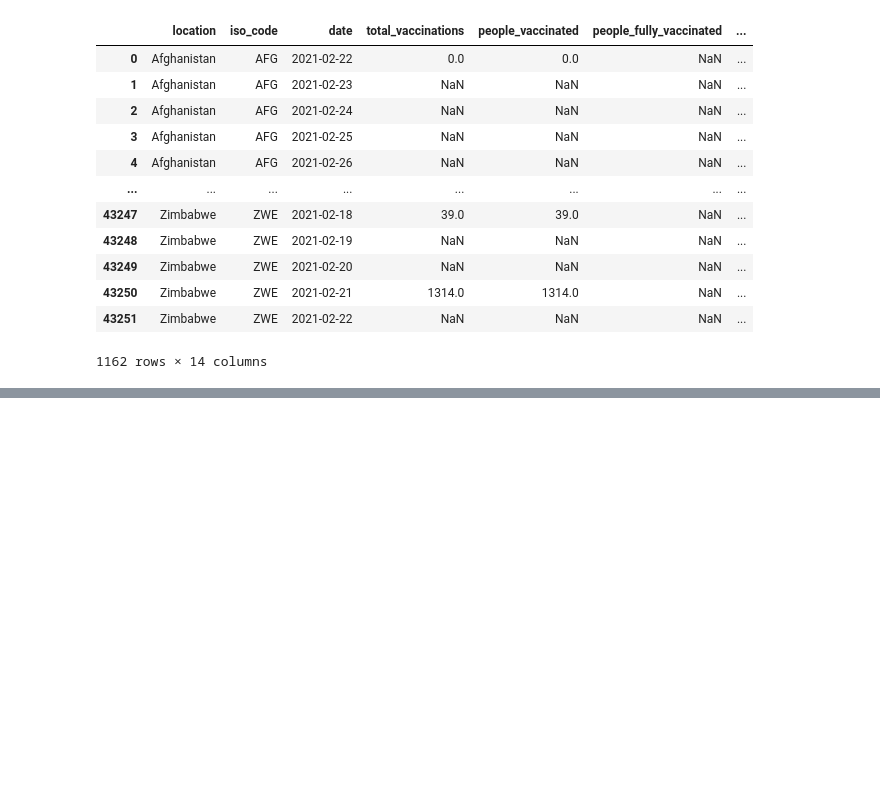
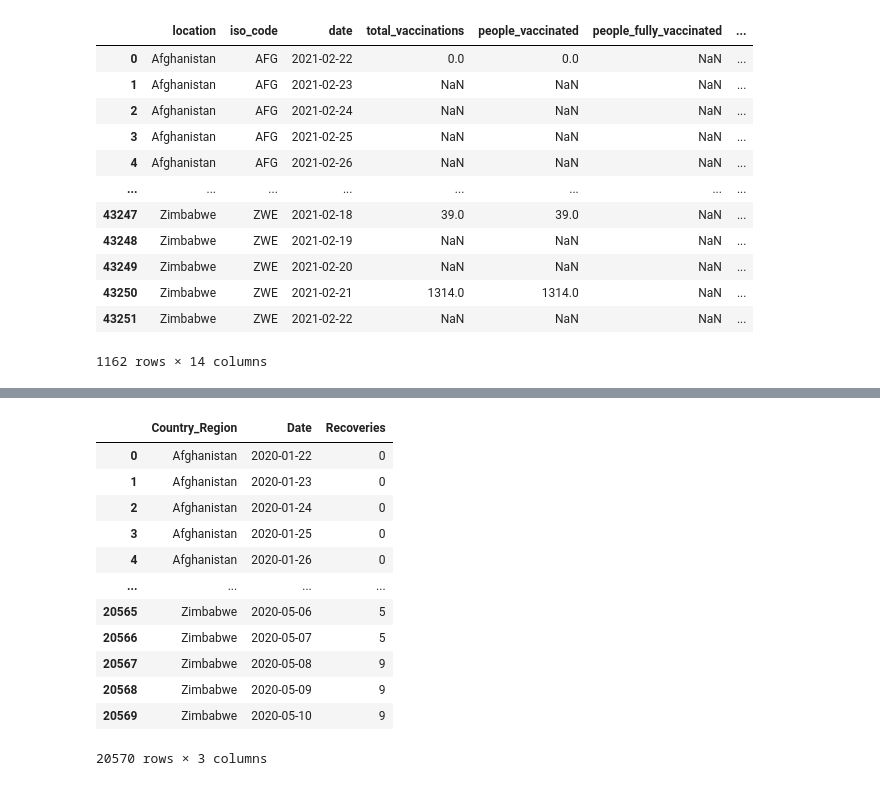
Before and after one commit to Alphaomegainfinity/COVID19_Vaccination, a Jupyter notebook: vaccinations.ipynb, the cells around one changed output, grey strips where cells are left out. Drawn from its saved outputs; the diff is of its cells as text; code cells hidden in the pictures; blank space fills up the shorter version.

Commit message:
adding table 4

```diff
--- a/vaccinations.ipynb
+++ b/vaccinations.ipynb
@@ -62,0 +70,6 @@ vaccination_daily_df.head()
+# %%
+# read region_date_metadata.csv
+
+path = "Resources/region_date_metadata.csv"
+region_date_df = pd.read_csv(path)
+region_date_df.head()
@@ -62,0 +83,4 @@ vaccination_daily_df.head()
+# %%
+#Set column for 4th table
+region_date_metadata = region_date_df[['Country_Region', 'Province_State', 'Date', 'Recoveries']].copy()
+region_date_metadata.head()
@@ -62,0 +94,5 @@ vaccination_daily_df.head()
+# %%
+#Groupby the data  as per Country_region and Date
+region_date_metadata_groupby = region_date_metadata.groupby(['Country_Region', 'Date']).sum()['Recoveries']
+region_date_metadata_groupby = pd.DataFrame(region_date_metadata_groupby)
+region_date_metadata_groupby
@@ -63,3 +114,21 @@ vaccination_daily_df.head()
+# %%
+#Removing index columns
+region_date_metadata_df = region_date_metadata_groupby.reset_index(['Country_Region', 'Date'])
+region_date_metadata_df
+# %% [output]
+|  | Country_Region | Date | Recoveries |
+| 0 | Afghanistan | 2020-01-22 | 0 |
+| 1 | Afghanistan | 2020-01-23 | 0 |
+| 2 | Afghanistan | 2020-01-24 | 0 |
+| 3 | Afghanistan | 2020-01-25 | 0 |
+| 4 | Afghanistan | 2020-01-26 | 0 |
+| ... | ... | ... | ... |
+| 20565 | Zimbabwe | 2020-05-06 | 5 |
+| 20566 | Zimbabwe | 2020-05-07 | 5 |
+| 20567 | Zimbabwe | 2020-05-08 | 9 |
+| 20568 | Zimbabwe | 2020-05-09 | 9 |
+| 20569 | Zimbabwe | 2020-05-10 | 9 |
+20570 rows × 3 columns
 # %%
 # connect to SQL database
 
```
Also changed, not shown: parts of 5 cells of this notebook.
